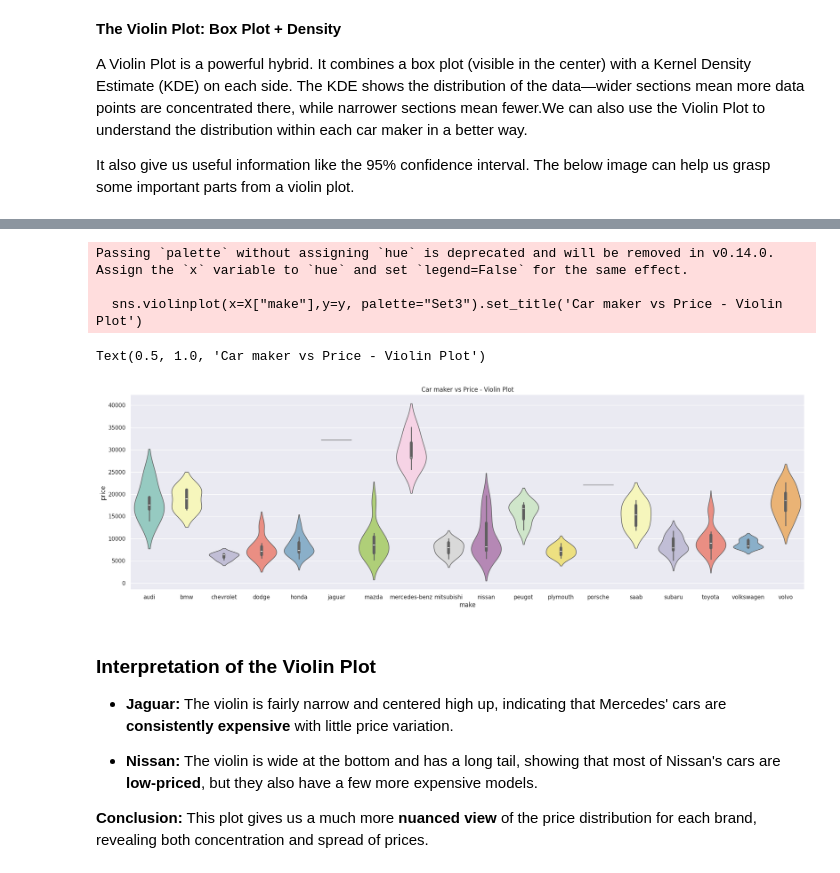
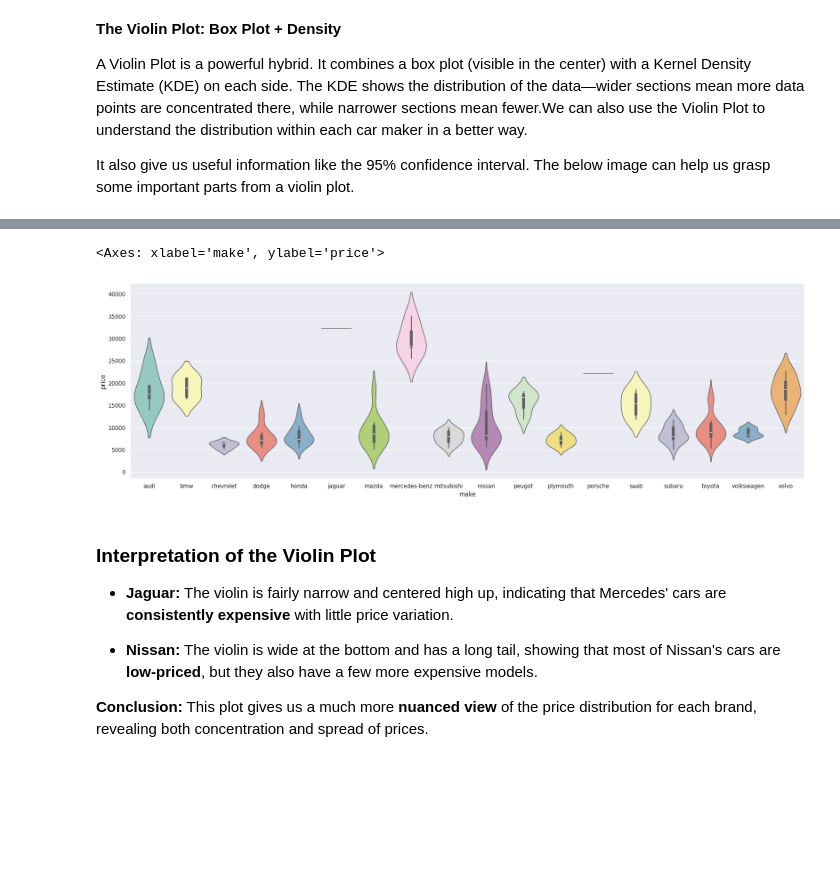
Before and after one commit to geethikakondreddy27/AIML_IIITH, a Jupyter notebook: AIML_Module_02_Lab_01_Basic_Plots.ipynb, the cells around one changed output, grey strips where cells are left out. Saved outputs shown, nothing was run; the diff lists cells and outputs as text; code cells hidden in the pictures; blank space fills up the shorter version.

```diff
--- a/AIML_Module_02_Lab_01_Basic_Plots.ipynb
+++ b/AIML_Module_02_Lab_01_Basic_Plots.ipynb
@@ -199,13 +197,11 @@ It also give us useful information like the 95% confidence interval. The below i
 # %% [markdown]
 ![image.png](embedded-picture-1)
 # %%
-sns.violinplot(x=X["make"],y=y, palette="Set3").set_title('Car maker vs Price - Violin Plot')
+#sns.violinplot(x=X["make"],y=y, palette="Set3").set_title('Car maker vs Price - Violin Plot')
+sns.violinplot(x=X["make"], y=y, hue=X["make"], palette="Set3", legend=False)
 # %% [output]
-Passing `palette` without assigning `hue` is deprecated and will be removed in v0.14.0. Assign the `x` variable to `hue` and set `legend=False` for the same effect.
-
-  sns.violinplot(x=X["make"],y=y, palette="Set3").set_title('Car maker vs Price - Violin Plot')
+<Axes: xlabel='make', ylabel='price'>
-Text(0.5, 1.0, 'Car maker vs Price - Violin Plot')
-[figure, old version]
+[figure, new version]
 # %% [markdown]
 ### Interpretation of the Violin Plot
 
```
Also changed, not shown: parts of 4 cells of this notebook.
